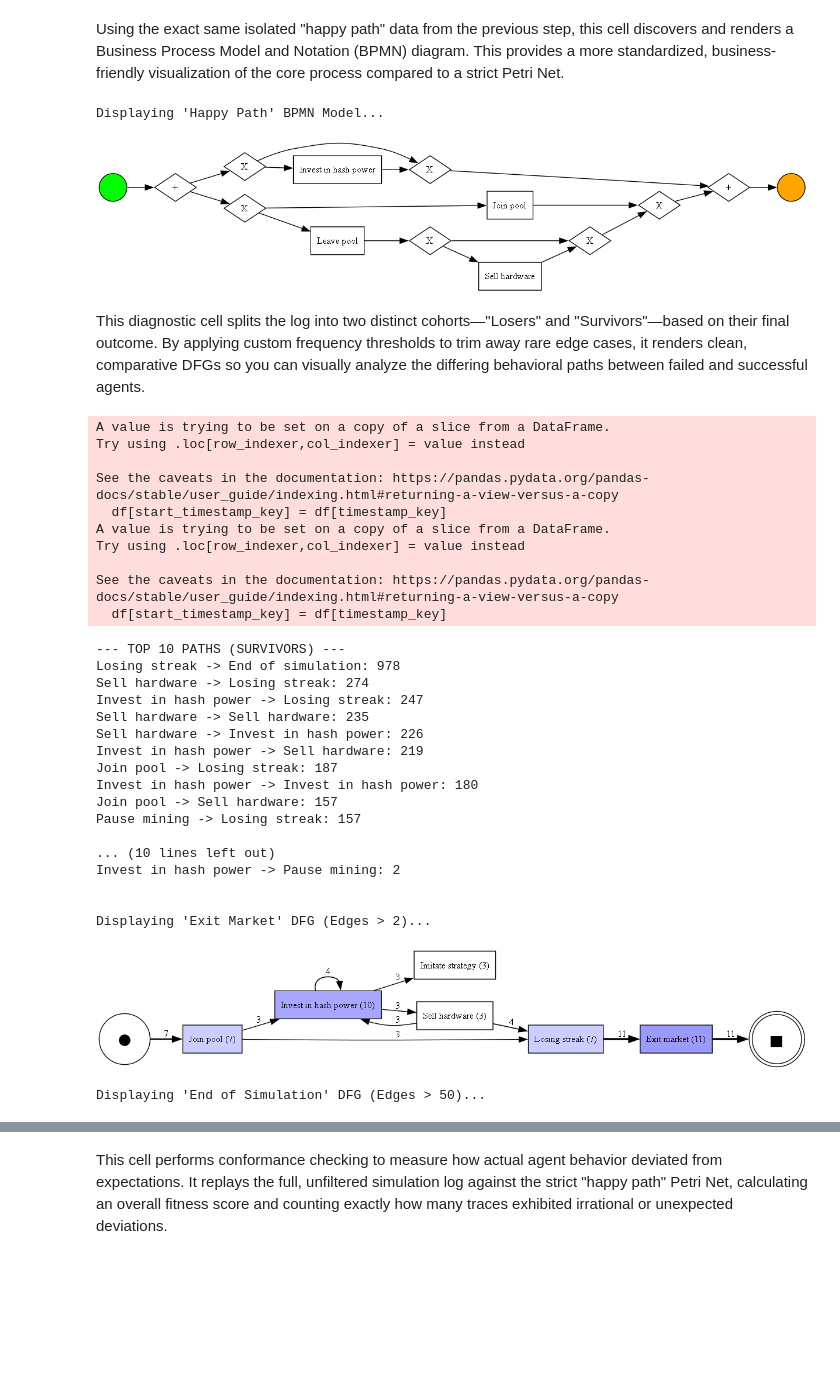
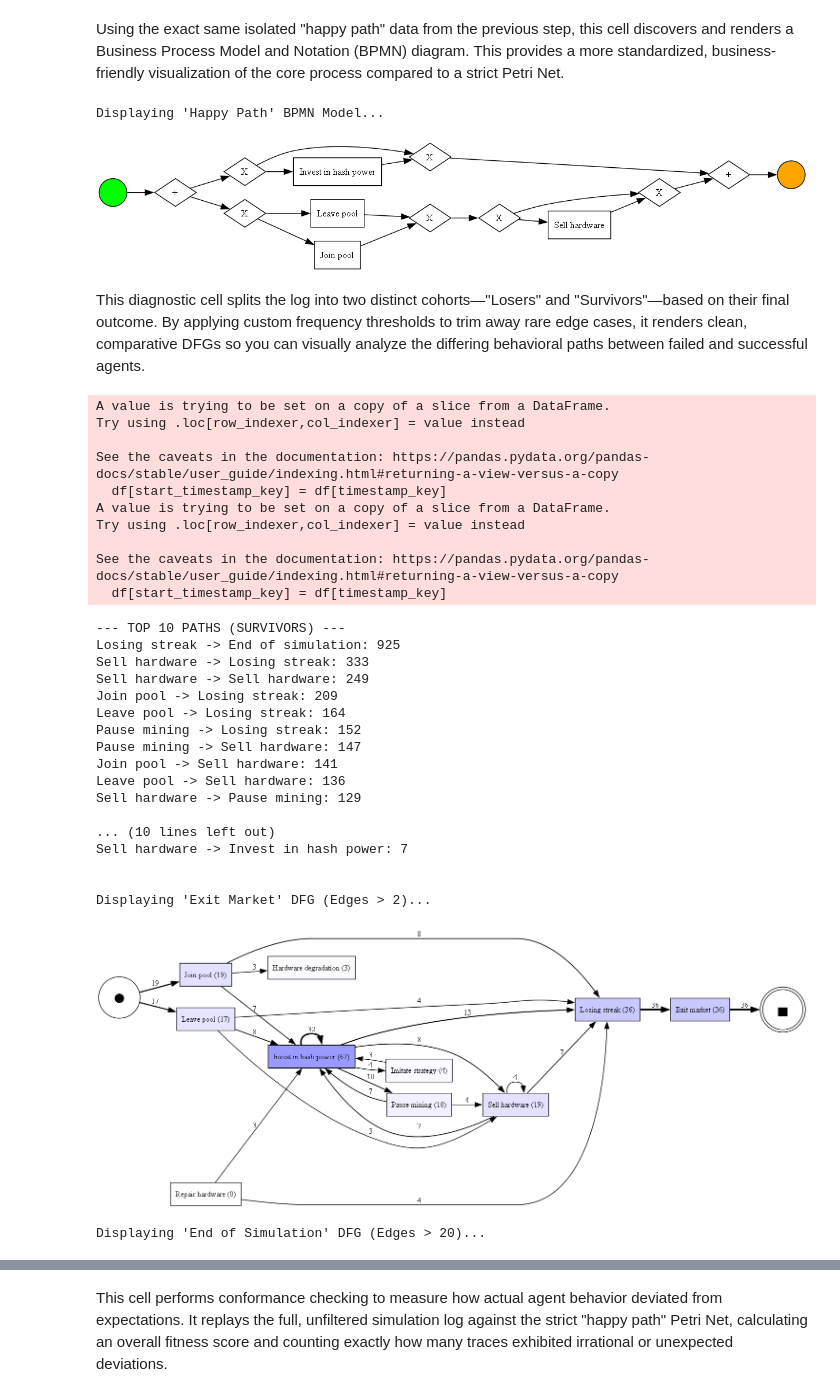
Before and after one commit to hate-bugs/ProcessMiningGroup10, a Jupyter notebook: adaptive_crypto_mining_mas_mesa_process_mining.ipynb, the cells around one changed output, grey strips where cells are left out. Drawn from its saved outputs; the diff is of its cells as text; code cells hidden in the pictures; blank space fills up the shorter version.

Commit message:
add process mining used agent id (see last cell)

```diff
--- a/adaptive_crypto_mining_mas_mesa_process_mining.ipynb
+++ b/adaptive_crypto_mining_mas_mesa_process_mining.ipynb
@@ -826,7 +826,7 @@ For faster testing, start with 300-500 agents and 100-200 cycles. For your assig
 # %%
 params = MiningParams(
     n_agents=1000,
-    cycles=100,
+    cycles=365,
     seed=101,
     price_volatility = 0.60 / np.sqrt(365),
     exploration_rate=0.09,
@@ -1304,25 +1082,0 @@ pm4py.view_performance_dfg(dfg_perf, start_p, end_p)
-# %%
-import pm4py
-
-# 1. Define the "Normative Model" (e.g., the top 5 most common "happy paths")
-# This represents the expected protocol of a rational miner.
-normative_log = pm4py.filter_variants_top_k(clean_log, 5)
-net, im, fm = pm4py.discover_petri_net_inductive(normative_log)
-
-# 2. Replay the FULL, chaotic simulation log against this clean model
-# This tests if the emergent behavior matches the designed expectations
-fitness_dict = pm4py.fitness_token_based_replay(clean_log, net, im, fm)
-
-print("--- CONFORMANCE CHECKING RESULTS ---")
-print(f"Overall Log Fitness: {fitness_dict['log_fitness']:.2%}")
-print(f"Percentage of Perfectly Fit Traces: {fitness_dict['perc_fit_traces']:.2%}")
-
-# 3. Diagnose the deviations (Where did agents act "irrationally"?)
-replayed_traces = pm4py.conformance_diagnostics_token_based_replay(clean_log, net, im, fm)
-
-deviations = 0
-for trace in replayed_traces:
-    if not trace['trace_is_fit']:
-        deviations += 1
-
-print(f"Total traces containing deviations: {deviations}")
@@ -1486,7 +1162,7 @@ print("Displaying 'Happy Path' BPMN Model...")
 pm4py.view_bpmn(bpmn_model)
 # %% [output]
 Displaying 'Happy Path' BPMN Model...
-[figure, old version]
+[figure, new version]
 # %% [markdown]
 This diagnostic cell splits the log into two distinct cohorts—"Losers" and "Survivors"—based on their final outcome. By applying custom frequency thresholds to trim away rare edge cases, it renders clean, comparative DFGs so you can visually analyze the differing behavioral paths between failed and successful agents.
 # %%
@@ -1513,7 +1189,7 @@ print("\n")
 # --- THE FIX: MUCH LOWER THRESHOLDS ---
 # Dropping this down so we catch the middle loops
 THRESHOLD_LOSERS = 2
-THRESHOLD_SURVIVORS = 50
+THRESHOLD_SURVIVORS = 20
 
 # Filter the "Losers" DFG
 dfg_l_filtered = {k: v for k, v in dfg_losers.items() if v > THRESHOLD_LOSERS}
@@ -1531,43 +1207,43 @@ end_s_filt = {k: v for k, v in end_s.items() if k in surviving_s_nodes}
 # 3. View the 'Exit Market' (Failure) graph
 if len(dfg_l_filtered) == 0:
     print(f"⚠️ THRESHOLD ERROR: {THRESHOLD_LOSERS} is too high for Losers. Lower it.")
 else:
     print(f"Displaying 'Exit Market' DFG (Edges > {THRESHOLD_LOSERS})...")
     pm4py.view_dfg(dfg_l_filtered, start_l_filt, end_l_filt)
 
 # 4. View the 'End of Simulation' (Success) graph
 if len(dfg_s_filtered) == 0:
     print(f"⚠️ THRESHOLD ERROR: {THRESHOLD_SURVIVORS} is too high for Survivors. Lower it.")
 else:
     print(f"Displaying 'End of Simulation' DFG (Edges > {THRESHOLD_SURVIVORS})...")
     pm4py.view_dfg(dfg_s_filtered, start_s_filt, end_s_filt)
 # %% [output]
 A value is trying to be set on a copy of a slice from a DataFrame.
 Try using .loc[row_indexer,col_indexer] = value instead
 
 See the caveats in the documentation: https://pandas.pydata.org/pandas-docs/stable/user_guide/indexing.html#returning-a-view-versus-a-copy
   df[start_timestamp_key] = df[timestamp_key]
 A value is trying to be set on a copy of a slice from a DataFrame.
 Try using .loc[row_indexer,col_indexer] = value instead
 
 See the caveats in the documentation: https://pandas.pydata.org/pandas-docs/stable/user_guide/indexing.html#returning-a-view-versus-a-copy
   df[start_timestamp_key] = df[timestamp_key]
 --- TOP 10 PATHS (SURVIVORS) ---
-Losing streak -> End of simulation: 978
-Sell hardware -> Losing streak: 274
-Invest in hash power -> Losing streak: 247
-Sell hardware -> Sell hardware: 235
-Sell hardware -> Invest in hash power: 226
-Invest in hash power -> Sell hardware: 219
-Join pool -> Losing streak: 187
-Invest in hash power -> Invest in hash power: 180
-Join pool -> Sell hardware: 157
-Pause mining -> Losing streak: 157
+Losing streak -> End of simulation: 925
+Sell hardware -> Losing streak: 333
+Sell hardware -> Sell hardware: 249
+Join pool -> Losing streak: 209
+Leave pool -> Losing streak: 164
+Pause mining -> Losing streak: 152
+Pause mining -> Sell hardware: 147
+Join pool -> Sell hardware: 141
+Leave pool -> Sell hardware: 136
+Sell hardware -> Pause mining: 129
 
 ... (10 lines left out)
-Invest in hash power -> Pause mining: 2
+Sell hardware -> Invest in hash power: 7
 
 
 Displaying 'Exit Market' DFG (Edges > 2)...
-[figure, old version]
+[figure, new version]
-Displaying 'End of Simulation' DFG (Edges > 50)...
+Displaying 'End of Simulation' DFG (Edges > 20)...
```
Also changed, not shown: parts of 32 cells of this notebook.
